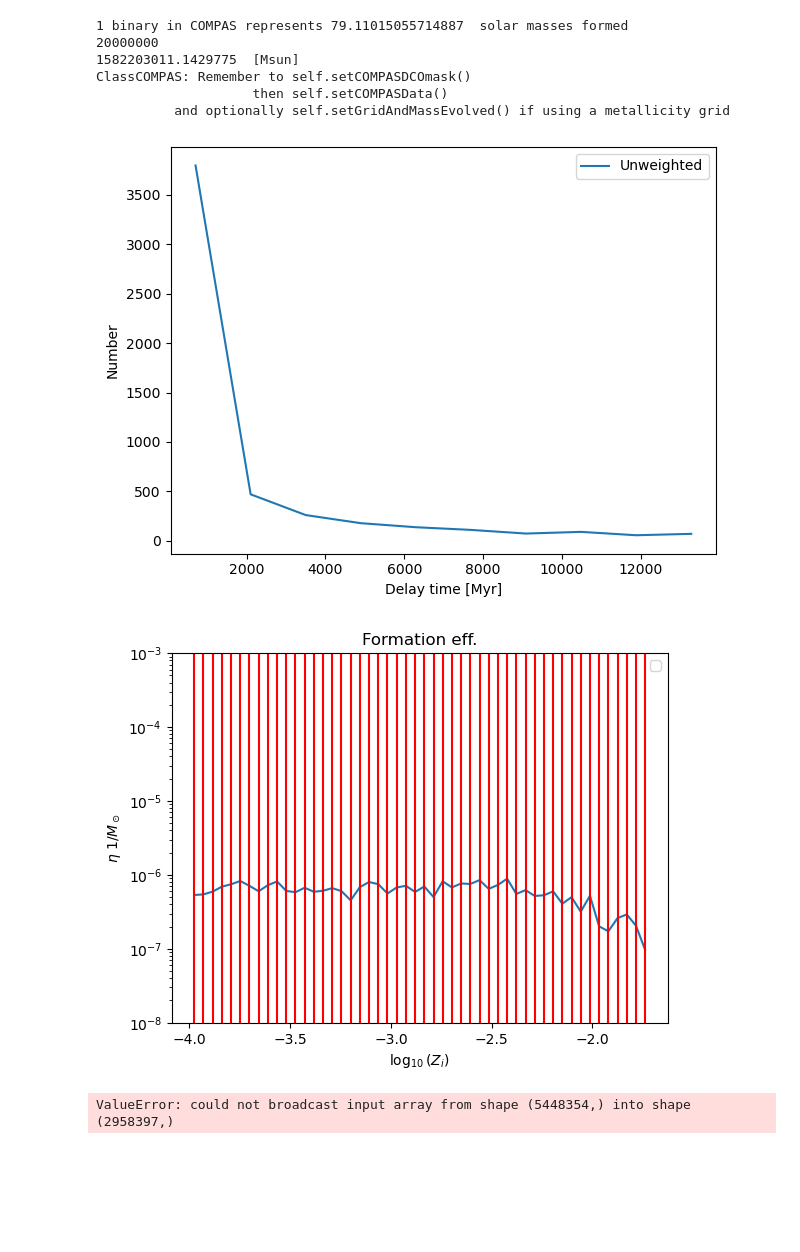
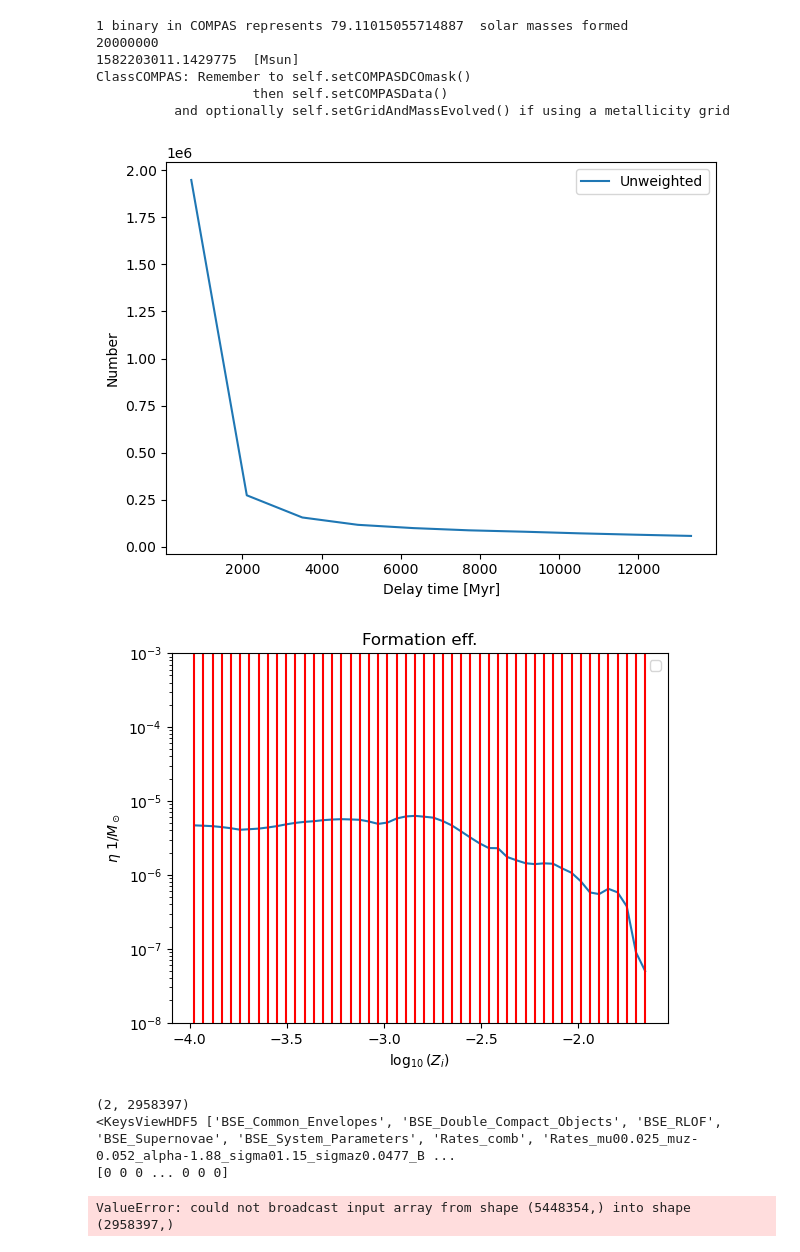
Before and after one commit to stlgolfer/metallicity_mergers, a Jupyter notebook: rate_saver.ipynb, the cells around one changed output. Cells and saved outputs as stored; diff of their text form; code cells hidden in the pictures; blank space fills up the shorter version.

```diff
--- a/rate_saver.ipynb
+++ b/rate_saver.ipynb
@@ -3,37 +3,67 @@ import numpy as np
 from shared import networks, get_all_snr_weights, fci_plot_merger_rate_from_hdf_file
 import h5py
 from population_vis import get_formation_efficiency
 
-filepath = '/Volumes/Elements/Boesky_alpha0.1beta0.5.h5'
+fname = 'Boesky_alpha0.1beta0.5.h5'
+filepath = f'/Volumes/Elements/{fname}'
 
 # SET UP DATA -- from a basic dict, port to an h5 file and then store this into the output file
 # now we want to use some real data
 fdata = h5py.File(filepath)
 all_dco_seeds = fdata['BSE_Double_Compact_Objects']['SEED'][()]
 all_seeds = fdata['BSE_System_Parameters']['SEED'][()]
 metallicities = fdata["BSE_System_Parameters"]["Metallicity@ZAMS(1)"][()]
 # potentially mask with/without a stable mass transfer or without an envelope
 mixture_weight = fdata["BSE_System_Parameters"]["mixture_weight"][()]
 fdata.close()
-TYPES = 'BHNS'
+TYPES = 'BBH'
 fe_binned, fe_bins, compasdata = get_formation_efficiency(filepath, types=TYPES)
 delayTimes = compasdata.delayTimes
 
 # need to get the metallicities as well
 dco_query = np.isin(all_seeds, all_dco_seeds[compasdata.DCOmask])
 dco_metallicities = metallicities[dco_query]
 dco_mixture_weight = mixture_weight[dco_query]
 assert len(delayTimes[()]) == len(dco_metallicities), "Something went wrong with masking for dco metallicities"
 det_choice = 'O5'
 # %% [output]
 1 binary in COMPAS represents 79.11015055714887  solar masses formed
 20000000
 1582203011.1429775  [Msun]
 ClassCOMPAS: Remember to self.setCOMPASDCOmask()
                     then self.setCOMPASData()
           and optionally self.setGridAndMassEvolved() if using a metallicity grid
-[figure, old version]
+[figure, new version]
-[figure, old version]
+[figure, new version]
+# %%
+# now export basic data for use in commputing the SNRs. want to get the redshift bins and the masses of the systems
+# getting the masses will be slightly different
+fdata = h5py.File(filepath) # have to reopen this file
+dco_mass1 = fdata['BSE_Double_Compact_Objects']['Mass(1)'][compasdata.DCOmask]
+# print(dco_mass1.shape)
+dco_mass2 = fdata['BSE_Double_Compact_Objects']['Mass(2)'][compasdata.DCOmask]
+# assert fiducial_plotting_data['all_weights'].shape[0] == dco_mass1.shape[0], "Did not mask DCOs correctly.."
+# fdata.close()
+
+# now we can push this off to a file to get the SNR weight in that redshift bin
+# we want the redshift bins from the rate combined
+all_dcomasses = np.vstack((dco_mass1, dco_mass2)) # top row is mass1
+print(all_dcomasses.shape)
+
+np.save(f'{fname}_{TYPES}_masses.npy', all_dcomasses)
+
+reds_from_fci = fdata['Rates_comb']['redshifts']
+
+assert len(compasdata.DCOmask) == len(fdata['Rates_comb']['DCOmask'][()]), "FCI DCO mask is not current"
+np.save('redshift_bins_of_interest.npy', fdata['Rates_comb']['redshifts'])
+
+# do reload check
+# assert np.load(f'Boesky_sims_{TYPES}_masses.npy').shape == all_dcomasses.shape, "DCO masses did not save correctly"
+# assert np.load('redshift_bins_of_interest.npy').shape == fiducial_plotting_data['redshifts'].shape, "Redshifts did not save correctly"
+# %% [output]
+(2, 2958397)
+<KeysViewHDF5 ['BSE_Common_Envelopes', 'BSE_Double_Compact_Objects', 'BSE_RLOF', 'BSE_Supernovae', 'BSE_System_Parameters', 'Rates_comb', 'Rates_mu00.025_muz-0.052_alpha-1.88_sigma01.15_sigmaz0.0477_B ...
+[0 0 0 ... 0 0 0]
 # %%
 # run many
 for dets in ['O5', 'ET_CE']:
```
Also changed, not shown: 2 other files.
